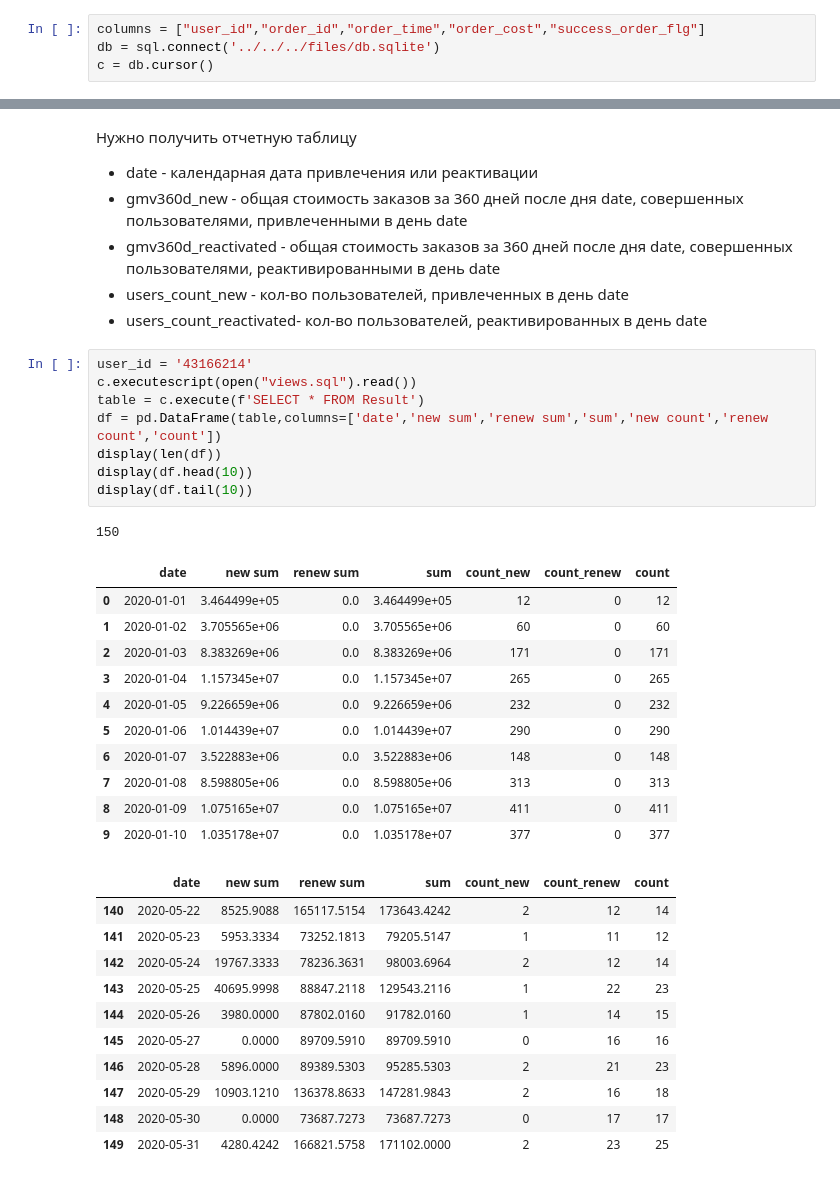
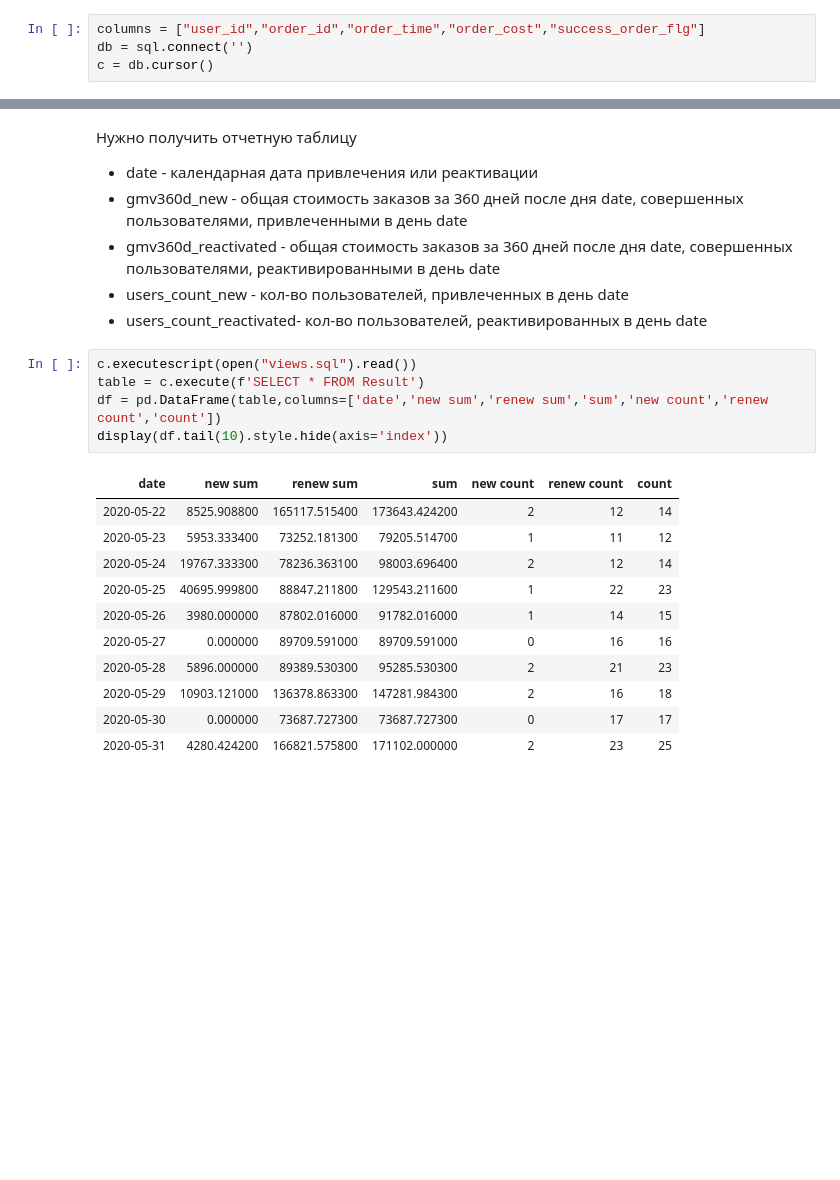
Before and after one commit to MikeKondr99/NTDPS, a Jupyter notebook: src/labs/lab4/lab4.ipynb, the cells around one changed output, grey strips where cells are left out. Drawn from its saved outputs; the diff is of its cells as text; blank space fills up the shorter version.

```diff
--- a/src/labs/lab4/lab4.ipynb
+++ b/src/labs/lab4/lab4.ipynb
@@ -24,7 +21,7 @@ CREATE TABLE orders(
 db = sqlite3.connect(path)
 # %%
 columns = ["user_id","order_id","order_time","order_cost","success_order_flg"]
-db = sql.connect('../../../files/db.sqlite')
+db = sql.connect('')
 c = db.cursor()
 # %% [markdown]
 Заполним таблицу [данными](https://drive.google.com/file/d/1SY9wK0EWaBCr9R3cLbqhtW4l7FQPq4Gr/view?usp=sharing) из csv файла
@@ -63,37 +60,22 @@ display(pd.DataFrame(table,columns=columns))
  - users_count_new - кол-во пользователей, привлеченных в день date
  - users_count_reactivated- кол-во пользователей, реактивированных в день date
 # %%
-user_id = '43166214'
 c.executescript(open("views.sql").read())
 table = c.execute(f'SELECT * FROM Result')
 df = pd.DataFrame(table,columns=['date','new sum','renew sum','sum','new count','renew count','count'])
-display(len(df))
-display(df.head(10))
-display(df.tail(10))
+display(df.tail(10).style.hide(axis='index'))
 # %% [output]
-150
-|  | date | new sum | renew sum | sum | count_new | count_renew | count |
-| 0 | 2020-01-01 | 3.464499e+05 | 0.0 | 3.464499e+05 | 12 | 0 | 12 |
-| 1 | 2020-01-02 | 3.705565e+06 | 0.0 | 3.705565e+06 | 60 | 0 | 60 |
-| 2 | 2020-01-03 | 8.383269e+06 | 0.0 | 8.383269e+06 | 171 | 0 | 171 |
-| 3 | 2020-01-04 | 1.157345e+07 | 0.0 | 1.157345e+07 | 265 | 0 | 265 |
-| 4 | 2020-01-05 | 9.226659e+06 | 0.0 | 9.226659e+06 | 232 | 0 | 232 |
-| 5 | 2020-01-06 | 1.014439e+07 | 0.0 | 1.014439e+07 | 290 | 0 | 290 |
-| 6 | 2020-01-07 | 3.522883e+06 | 0.0 | 3.522883e+06 | 148 | 0 | 148 |
-| 7 | 2020-01-08 | 8.598805e+06 | 0.0 | 8.598805e+06 | 313 | 0 | 313 |
-| 8 | 2020-01-09 | 1.075165e+07 | 0.0 | 1.075165e+07 | 411 | 0 | 411 |
-| 9 | 2020-01-10 | 1.035178e+07 | 0.0 | 1.035178e+07 | 377 | 0 | 377 |
+| date | new sum | renew sum | sum | new count | renew count | count |
+| 2020-05-22 | 8525.908800 | 165117.515400 | 173643.424200 | 2 | 12 | 14 |
+| 2020-05-23 | 5953.333400 | 73252.181300 | 79205.514700 | 1 | 11 | 12 |
+| 2020-05-24 | 19767.333300 | 78236.363100 | 98003.696400 | 2 | 12 | 14 |
+| 2020-05-25 | 40695.999800 | 88847.211800 | 129543.211600 | 1 | 22 | 23 |
+| 2020-05-26 | 3980.000000 | 87802.016000 | 91782.016000 | 1 | 14 | 15 |
+| 2020-05-27 | 0.000000 | 89709.591000 | 89709.591000 | 0 | 16 | 16 |
+| 2020-05-28 | 5896.000000 | 89389.530300 | 95285.530300 | 2 | 21 | 23 |
+| 2020-05-29 | 10903.121000 | 136378.863300 | 147281.984300 | 2 | 16 | 18 |
+| 2020-05-30 | 0.000000 | 73687.727300 | 73687.727300 | 0 | 17 | 17 |
+| 2020-05-31 | 4280.424200 | 166821.575800 | 171102.000000 | 2 | 23 | 25 |
-|  | date | new sum | renew sum | sum | count_new | count_renew | count |
-| 140 | 2020-05-22 | 8525.9088 | 165117.5154 | 173643.4242 | 2 | 12 | 14 |
-| 141 | 2020-05-23 | 5953.3334 | 73252.1813 | 79205.5147 | 1 | 11 | 12 |
-| 142 | 2020-05-24 | 19767.3333 | 78236.3631 | 98003.6964 | 2 | 12 | 14 |
-| 143 | 2020-05-25 | 40695.9998 | 88847.2118 | 129543.2116 | 1 | 22 | 23 |
-| 144 | 2020-05-26 | 3980.0000 | 87802.0160 | 91782.0160 | 1 | 14 | 15 |
-| 145 | 2020-05-27 | 0.0000 | 89709.5910 | 89709.5910 | 0 | 16 | 16 |
-| 146 | 2020-05-28 | 5896.0000 | 89389.5303 | 95285.5303 | 2 | 21 | 23 |
-| 147 | 2020-05-29 | 10903.1210 | 136378.8633 | 147281.9843 | 2 | 16 | 18 |
-| 148 | 2020-05-30 | 0.0000 | 73687.7273 | 73687.7273 | 0 | 17 | 17 |
-| 149 | 2020-05-31 | 4280.4242 | 166821.5758 | 171102.0000 | 2 | 23 | 25 |
 # %%
 import plotly.graph_objects as go
 
```
Also changed, not shown: parts of 4 cells of this notebook, 3 other files.
